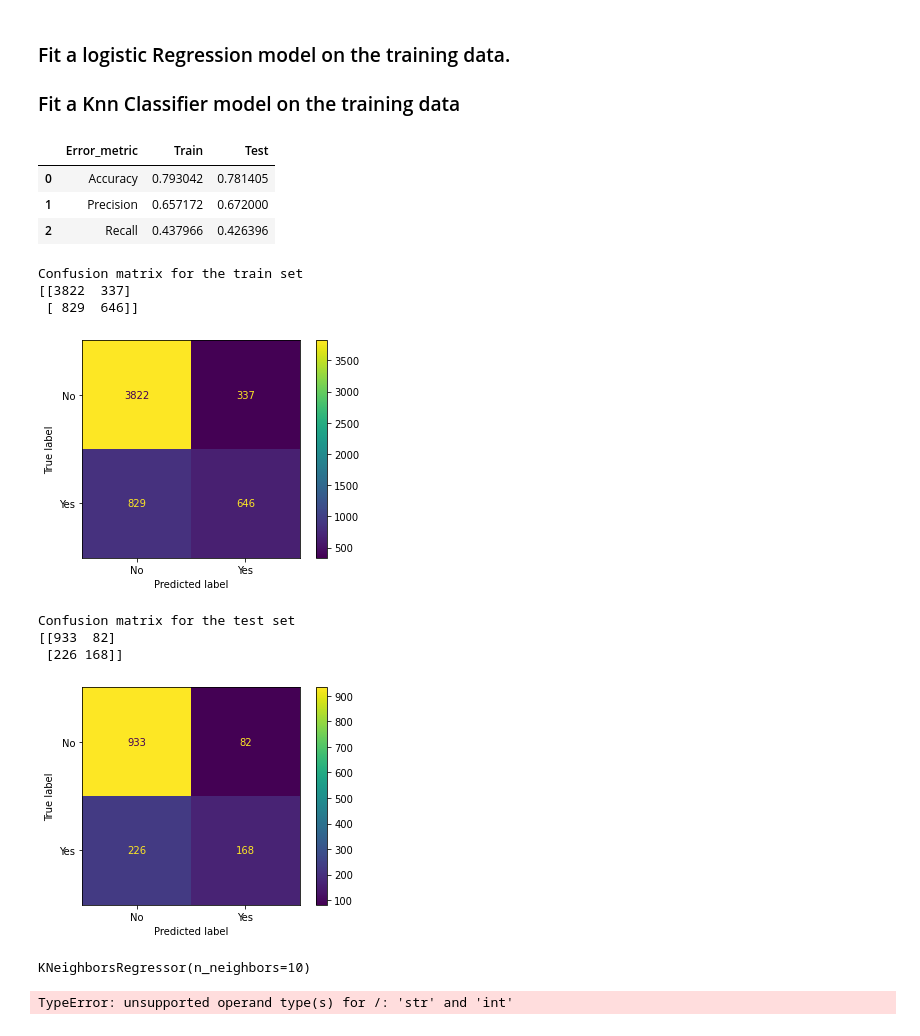
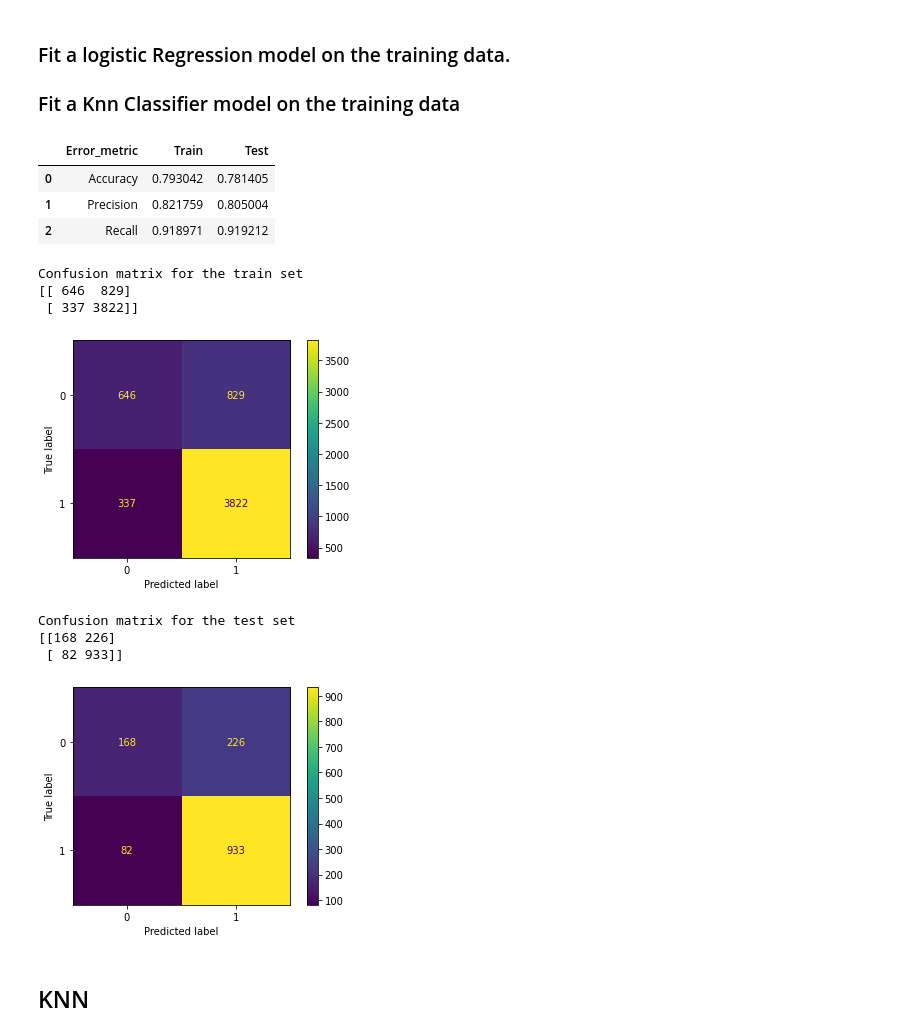
Before and after one commit to tunjaynasibli/IronAssignment, a Jupyter notebook: ML/Classification, Handling Imbalanced Data.ipynb, the cells around one changed output. Cells and saved outputs as stored; diff of their text form; code cells hidden in the pictures.

```diff
--- a/ML/Classification, Handling Imbalanced Data.ipynb
+++ b/ML/Classification, Handling Imbalanced Data.ipynb
@@ -71,6 +71,8 @@ churnData["TotalCharges"] = churnData["TotalCharges"].fillna(churnData["TotalCha
 churnData["TotalCharges"].isna().sum()
 # %% [output]
 0
+# %%
+churnData["Churn"] = list(map(lambda x:0 if x=="Yes" else 1, churnData["Churn"]))
 # %%
 churnData.describe()
 # %% [output]
@@ -160,43 +162,45 @@ X_test_mod  = trans.transform(X_test)
 log.fit(X_train_mod, y_train)
 
 y_pred_train_log = log.predict(X_train_mod)
 y_pred_test_log = log.predict(X_test_mod)
 
 
 
 performance_log = pd.DataFrame({'Error_metric': ['Accuracy','Precision','Recall'],
                                'Train': [accuracy_score(y_train, y_pred_train_log),
-                                         precision_score(y_train, y_pred_train_log, pos_label='Yes'),
-                                         recall_score(y_train, y_pred_train_log, pos_label='Yes')],
+                                         precision_score(y_train, y_pred_train_log),
+                                         recall_score(y_train, y_pred_train_log,)],
                                'Test': [accuracy_score(y_test, y_pred_test_log),
-                                        precision_score(y_test, y_pred_test_log, pos_label='Yes'),
-                                        recall_score(y_test, y_pred_test_log, pos_label='Yes')]})
+                                        precision_score(y_test, y_pred_test_log),
+                                        recall_score(y_test, y_pred_test_log)]})
 
 display(performance_log)
 
 print("Confusion matrix for the train set")
 print(confusion_matrix(y_train,y_pred_train_log))
 plot_confusion_matrix(log,X_train_mod,y_train, values_format = 'd')
 plt.show()
 
 print()
 print()
 
 print("Confusion matrix for the test set")
 print(confusion_matrix(y_test, y_pred_test_log))
 plot_confusion_matrix(log,X_test_mod,y_test, values_format = 'd')
 plt.show()
 # %% [output]
 |  | Error_metric | Train | Test |
 | 0 | Accuracy | 0.793042 | 0.781405 |
-| 1 | Precision | 0.657172 | 0.672000 |
-| 2 | Recall | 0.437966 | 0.426396 |
+| 1 | Precision | 0.821759 | 0.805004 |
+| 2 | Recall | 0.918971 | 0.919212 |
 Confusion matrix for the train set
-[[3822  337]
- [ 829  646]]
+[[ 646  829]
+ [ 337 3822]]
-[figure, old version]
+[figure, new version]
 Confusion matrix for the test set
-[[933  82]
- [226 168]]
+[[168 226]
+ [ 82 933]]
-[figure, old version]
+[figure, new version]
+# %% [markdown]
+## KNN
 # %%
@@ -207,13 +212,0 @@ neigh = KNeighborsRegressor(n_neighbors=10) # n_neighbors = K
-# %%
-neigh.fit(X_train, y_train) # Minkowski distance with p = 2 -> Euclidean distance
-# %% [output]
-KNeighborsRegressor(n_neighbors=10)
-# %%
-# make predictions
-y_pred_train_knn = neigh.predict(X_train)
-y_pred_test_knn  = neigh.predict(X_test)
-
-performance_knn, _, _ = model_performance(y_train, y_pred_train_knn, y_test, y_pred_test_knn)
-performance_knn
-# %% [output]
-TypeError: unsupported operand type(s) for /: 'str' and 'int'
```
Also changed, not shown: parts of 8 cells of this notebook.
